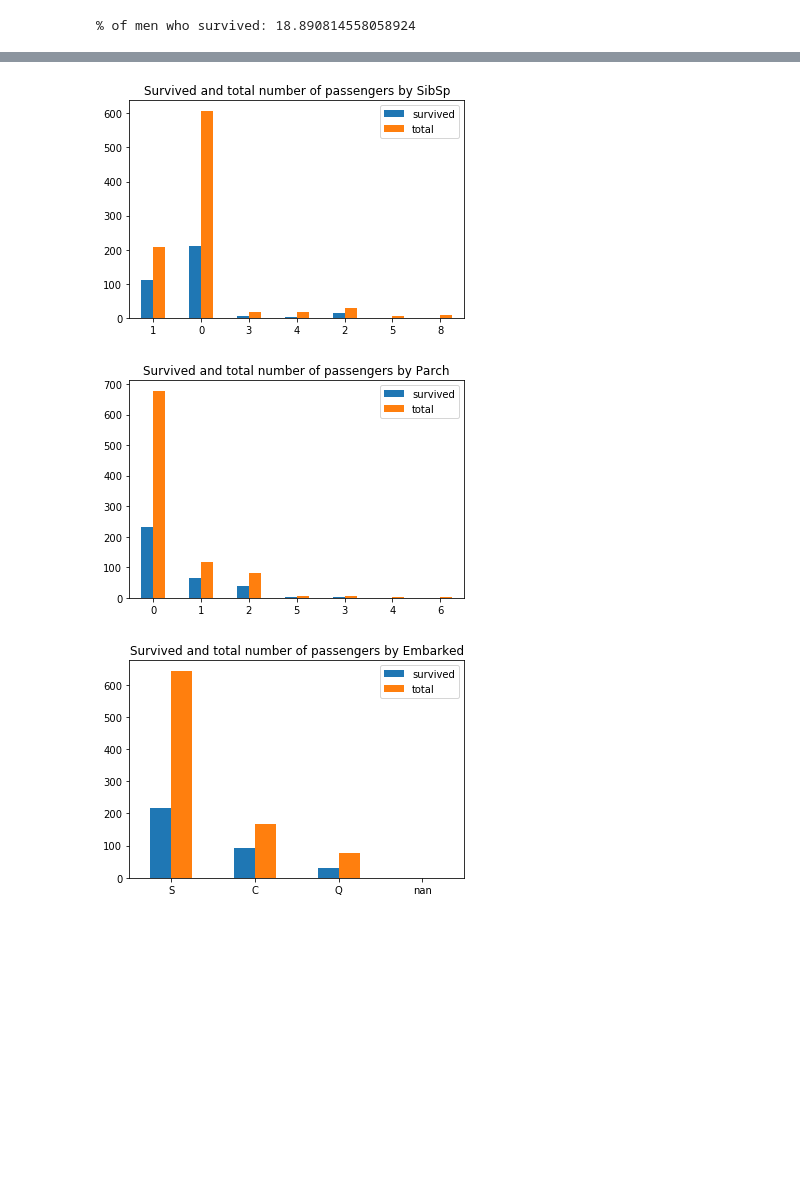
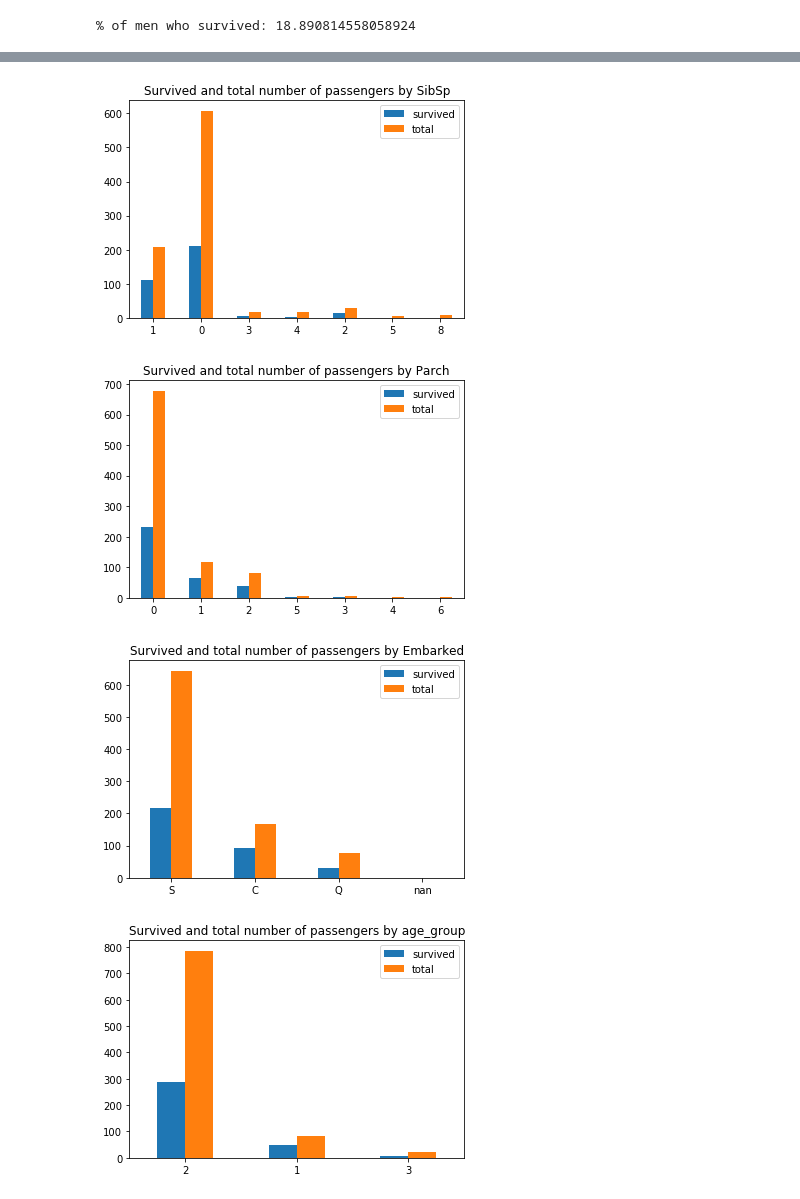
Before and after one commit to linhndt/titanic_kaggle_competition_tutorial, a Jupyter notebook: titanic_project.ipynb, the cells around one changed output, grey strips where cells are left out. Cells and saved outputs as stored; diff of their text form; code cells hidden in the pictures; blank space fills up the shorter version.

```diff
--- a/titanic_project.ipynb
+++ b/titanic_project.ipynb
@@ -50,0 +115,9 @@ def visualisation(df, feature_col, survived_col_name="Survived"):
+# %%
+# Replace empty cells in "Age" column
+train_data["Age"] = train_data["Age"].fillna(train_data["Age"].mean())
+
+# Make age_group
+train_data["age_group"] = pd.cut(train_data["Age"], bins=[-1, 0, 15, 60, 1000], labels=False)
+labels = np.array('Children Adult Old'.split())
+
+train_data
@@ -51,11 +138,12 @@ def visualisation(df, feature_col, survived_col_name="Survived"):
 # %%
-features_vis = ["Pclass", "Sex", "SibSp", "Parch", "Embarked"]
+features_vis = ["Pclass", "Sex", "SibSp", "Parch", "Embarked", "age_group"]
 
 for feature in features_vis:
     visualisation(train_data, feature)
 # %% [output]
 [figure]
 [figure]
 [figure]
 [figure]
 [figure]
+[figure, added]
```
Also changed, not shown: parts of 35 cells of this notebook.
